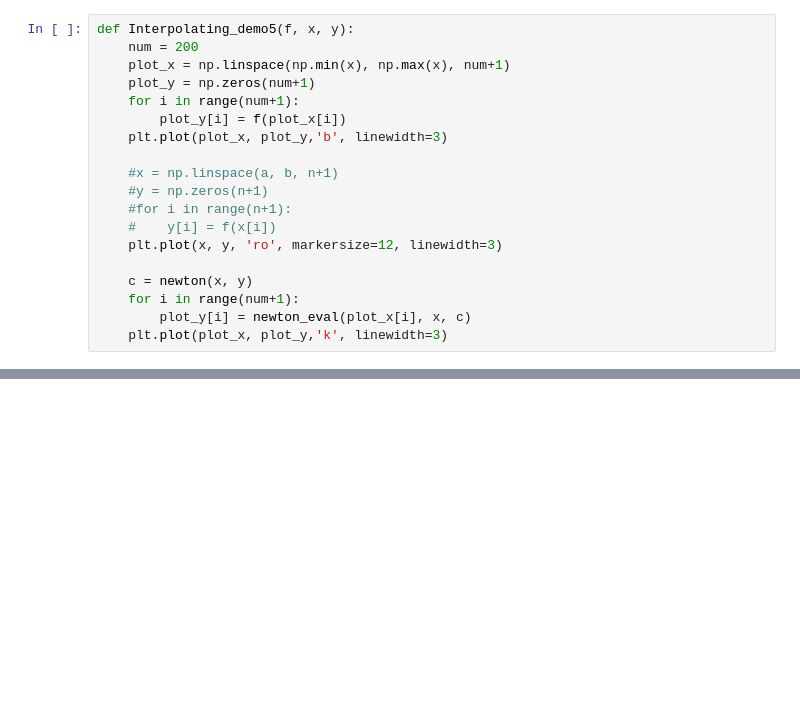
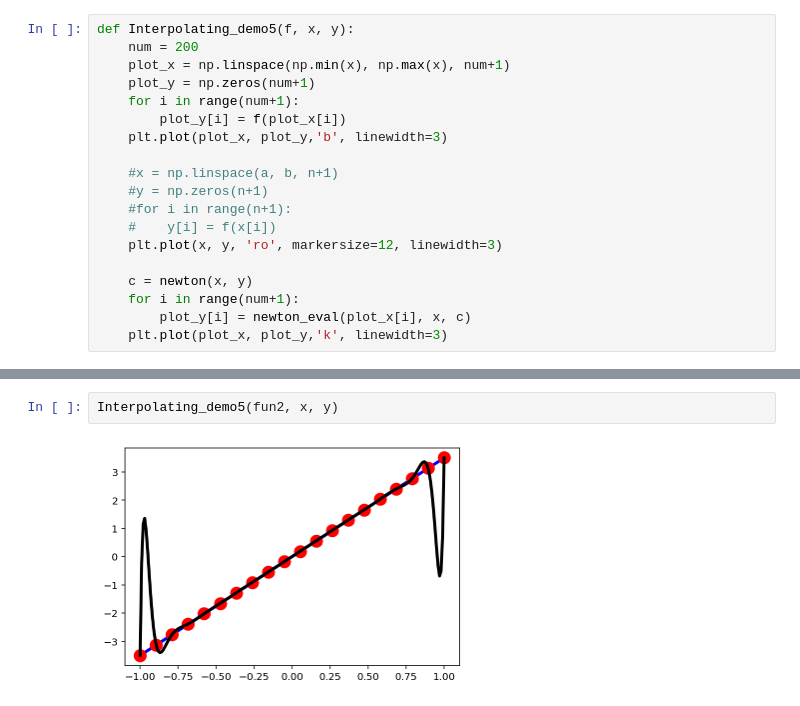
Before and after one commit to xiaozhouli/Jupyter, a Jupyter notebook: Numerical_Analysis/Interpolation.ipynb, the cells around one changed output, grey strips where cells are left out. Drawn from its saved outputs; the diff is of its cells as text; blank space fills up the shorter version.

```diff
--- a/Numerical_Analysis/Interpolation.ipynb
+++ b/Numerical_Analysis/Interpolation.ipynb
@@ -324,0 +326,4 @@ plt.plot(x, y, 'ro', markersize=12, linewidth=3)
+# %%
+Interpolating_demo5(fun2, x, y)
+# %% [output]
+[figure, added]
```
Also changed, not shown: parts of 6 cells of this notebook, 3 other files.
